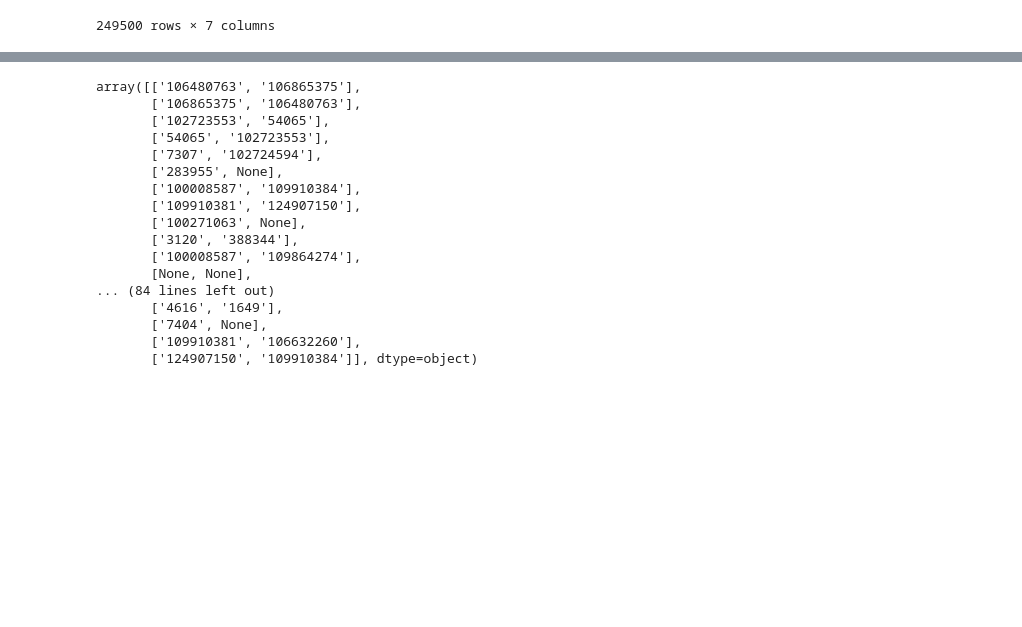
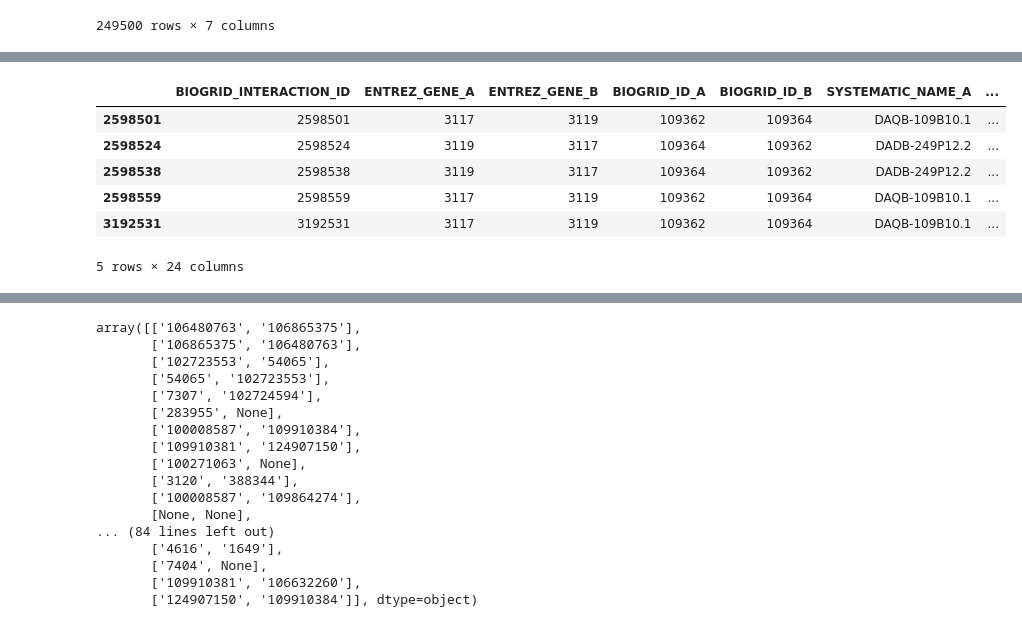
Before and after one commit to Chucklemunch/BMI_776_Project, a Jupyter notebook: Sandbox/BioGRID.ipynb, the cells around one changed output, grey strips where cells are left out. Drawn from its saved outputs; the diff is of its cells as text; code cells hidden in the pictures; blank space fills up the shorter version.

```diff
--- a/Sandbox/BioGRID.ipynb
+++ b/Sandbox/BioGRID.ipynb
@@ -31,0 +82,4 @@ interactions
+# %%
+# BioGRID API setup
+BIOGRID_ACCESS_KEY = "a207ffa23db79e55a7d7a5a69b79f0c9"
+BIOGRID_URL = "https://webservice.thebiogrid.org/interactions/"
@@ -31,0 +109,40 @@ interactions
+# %%
+gene1, gene2 = 'HLA-DQA1', 'HLA-DQB1'
+
+params = {
+    "accesskey": BIOGRID_ACCESS_KEY,
+    "format": "json",
+    "geneList": f"{gene1}|{gene2}",
+    "searchNames": "true",
+    "includeInteractors": "false",
+    "includeHeader": "true"
+}
+
+response = requests.get(BIOGRID_URL, params=params, timeout=10)
+response.raise_for_status()
+data = response.json()
+
+dataset = pd.DataFrame.from_dict(data, orient="index")
+
+columns = [
+    "INTERACTION_ID",
+    "SYSTEMATIC_NAME_A",
+    "SYSTEMATIC_NAME_B",
+    "OFFICIAL_SYMBOL_A",
+    "OFFICIAL_SYMBOL_B",
+    "EXPERIMENTAL_SYSTEM",
+    "PUBMED_ID",
+    "PUBMED_AUTHOR",
+    "THROUGHPUT",
+    "QUALIFICATIONS",
+]
+# dataset = dataset[columns]
+dataset
+# %% [output]
+|  | BIOGRID_INTERACTION_ID | ENTREZ_GENE_A | ENTREZ_GENE_B | BIOGRID_ID_A | BIOGRID_ID_B | SYSTEMATIC_NAME_A | ... |
+| 2598501 | 2598501 | 3117 | 3119 | 109362 | 109364 | DAQB-109B10.1 | ... |
+| 2598524 | 2598524 | 3119 | 3117 | 109364 | 109362 | DADB-249P12.2 | ... |
+| 2598538 | 2598538 | 3119 | 3117 | 109364 | 109362 | DADB-249P12.2 | ... |
+| 2598559 | 2598559 | 3117 | 3119 | 109362 | 109364 | DAQB-109B10.1 | ... |
+| 3192531 | 3192531 | 3117 | 3119 | 109362 | 109364 | DAQB-109B10.1 | ... |
+5 rows × 24 columns
```
Also changed, not shown: parts of 7 cells of this notebook, 2 other files.
